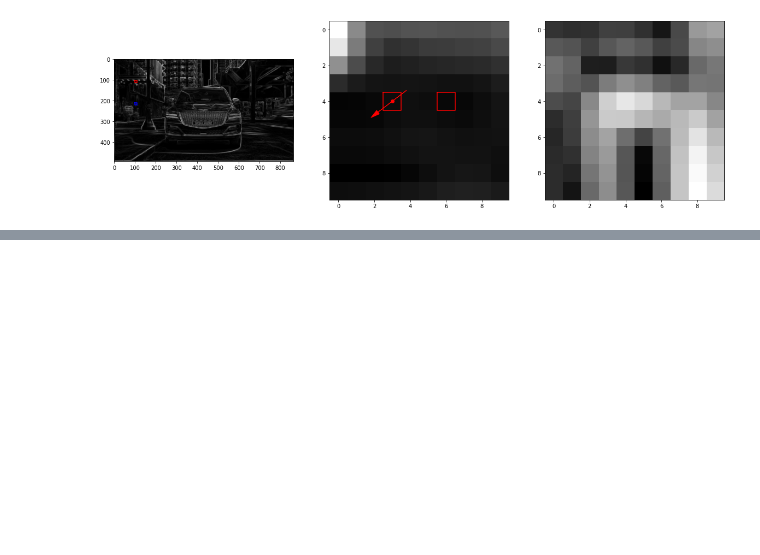
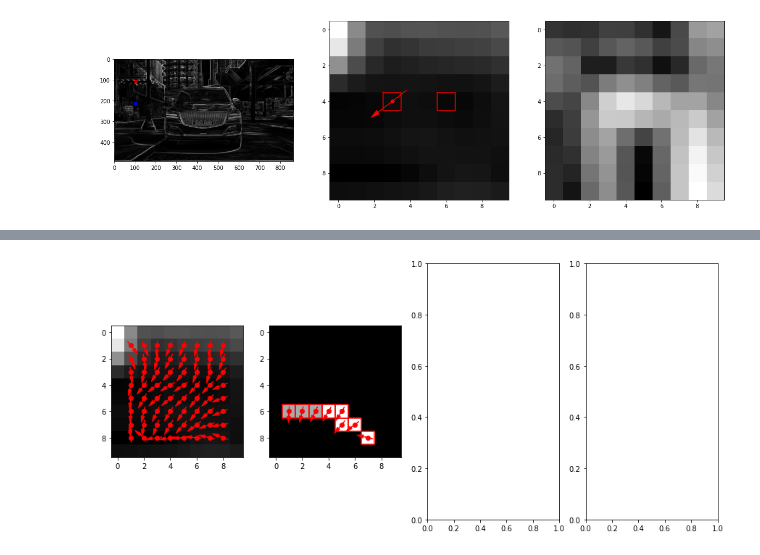
Before and after one commit to mckang6113875/AP_Test_OPEN, a Jupyter notebook: Image_Processing_edit1.ipynb, the cells around one changed output, grey strips where cells are left out. Saved outputs shown, nothing was run; the diff lists cells and outputs as text; code cells hidden in the pictures; blank space fills up the shorter version.

```diff
--- a/Image_Processing_edit1.ipynb
+++ b/Image_Processing_edit1.ipynb
@@ -196,0 +244,21 @@ check if
+# %%
+Z1 = non_max_suppression(f1, th1)
+# apply non_max suppression to obtain Z2 for (f2, th2)
+
+fig, axs = plt.subplots (1, 4, figsize=(15, 6.5))
+
+axs[0].imshow(f1, cmap='gray')
+for y in range(1, f1.shape[0]-1):
+    for x in range(1, f1.shape[1]-1):
+        drawArrow(axs[0], x,y,0.75, th1[y,x], 'red')
+
+axs[1].imshow(Z1, cmap='gray')
+for y in range(1, f1.shape[0]-1):
+    for x in range(1, f1.shape[1]-1):
+        if Z1[y,x] ==0: continue
+        drawBox(axs[1], x-0.5, y-0.5, 1, 'red')
+        drawArrow(axs[1], x, y, 0.75, th1[y,x], 'red')
+
+plt.show()
+# %% [output]
+[figure, added]
```
Also changed, not shown: parts of 8 cells of this notebook.
